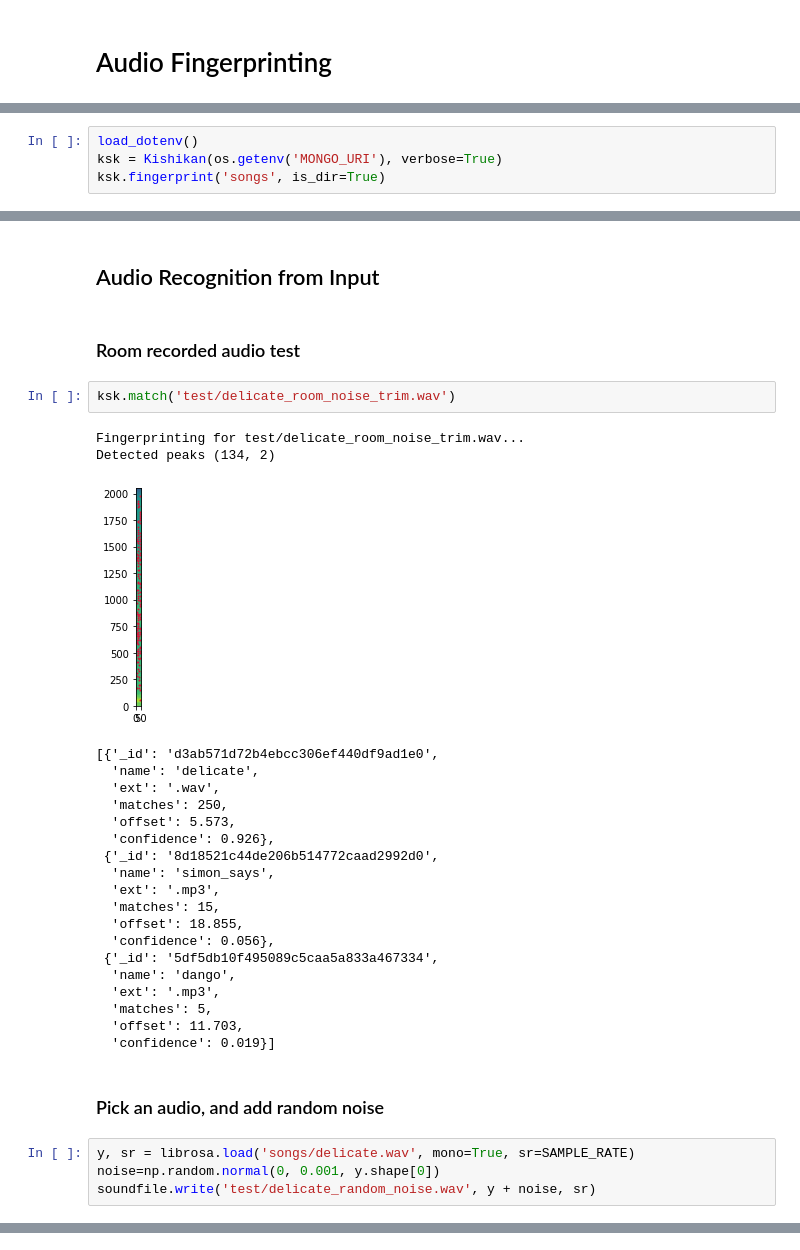
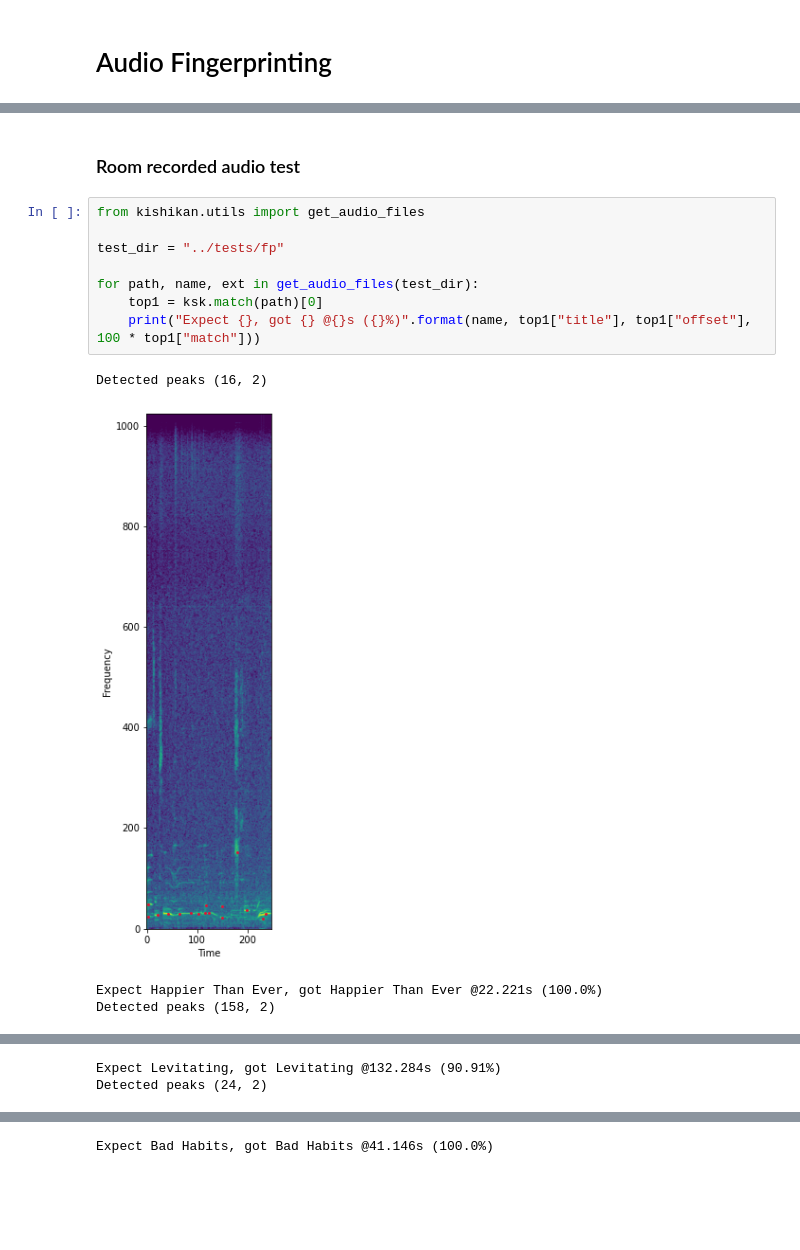
Before and after one commit to mikezzb/song-recognition, a Jupyter notebook: backend/audio_fingerprinting.ipynb, the cells around one changed output, grey strips where cells are left out. Saved outputs shown, nothing was run; the diff lists cells and outputs as text; blank space fills up the shorter version.

```diff
--- a/backend/audio_fingerprinting.ipynb
+++ b/backend/audio_fingerprinting.ipynb
@@ -13,4 +27,0 @@ from kishikan.configs import SAMPLE_RATE
-# %%
-load_dotenv()
-ksk = Kishikan(os.getenv('MONGO_URI'), verbose=True)
-ksk.fingerprint('songs', is_dir=True)
@@ -28,34 +28,15 @@ Detected peaks (9607, 2)
-# %% [markdown]
-## Audio Recognition from Input
 # %% [markdown]
 ### Room recorded audio test
-# %%
-ksk.match('test/delicate_room_noise_trim.wav')
-# %% [output]
-Fingerprinting for test/delicate_room_noise_trim.wav...
-Detected peaks (134, 2)
-[figure, removed]
-[{'_id': 'd3ab571d72b4ebcc306ef440df9ad1e0',
-  'name': 'delicate',
-  'ext': '.wav',
-  'matches': 250,
-  'offset': 5.573,
-  'confidence': 0.926},
- {'_id': '8d18521c44de206b514772caad2992d0',
-  'name': 'simon_says',
-  'ext': '.mp3',
-  'matches': 15,
-  'offset': 18.855,
-  'confidence': 0.056},
- {'_id': '5df5db10f495089c5caa5a833a467334',
-  'name': 'dango',
-  'ext': '.mp3',
-  'matches': 5,
-  'offset': 11.703,
-  'confidence': 0.019}]
-# %% [markdown]
-### Pick an audio, and add random noise
-# %%
-y, sr = librosa.load('songs/delicate.wav', mono=True, sr=SAMPLE_RATE)
-noise=np.random.normal(0, 0.001, y.shape[0])
-soundfile.write('test/delicate_random_noise.wav', y + noise, sr)
+# %%
+from kishikan.utils import get_audio_files
+
+test_dir = "../tests/fp"
+
+for path, name, ext in get_audio_files(test_dir):
+    top1 = ksk.match(path)[0]
+    print("Expect {}, got {} @{}s ({}%)".format(name, top1["title"], top1["offset"], 100 * top1["match"]))
+# %% [output]
+Detected peaks (16, 2)
+[figure, added]
+Expect Happier Than Ever, got Happier Than Ever @22.221s (100.0%)
+Detected peaks (158, 2)
@@ -61,0 +44,2 @@ soundfile.write('test/delicate_random_noise.wav', y + noise, sr)
+Expect Levitating, got Levitating @132.284s (90.91%)
+Detected peaks (24, 2)
@@ -61,0 +47 @@ soundfile.write('test/delicate_random_noise.wav', y + noise, sr)
+Expect Bad Habits, got Bad Habits @41.146s (100.0%)
```
Also changed, not shown: parts of 12 cells of this notebook.
